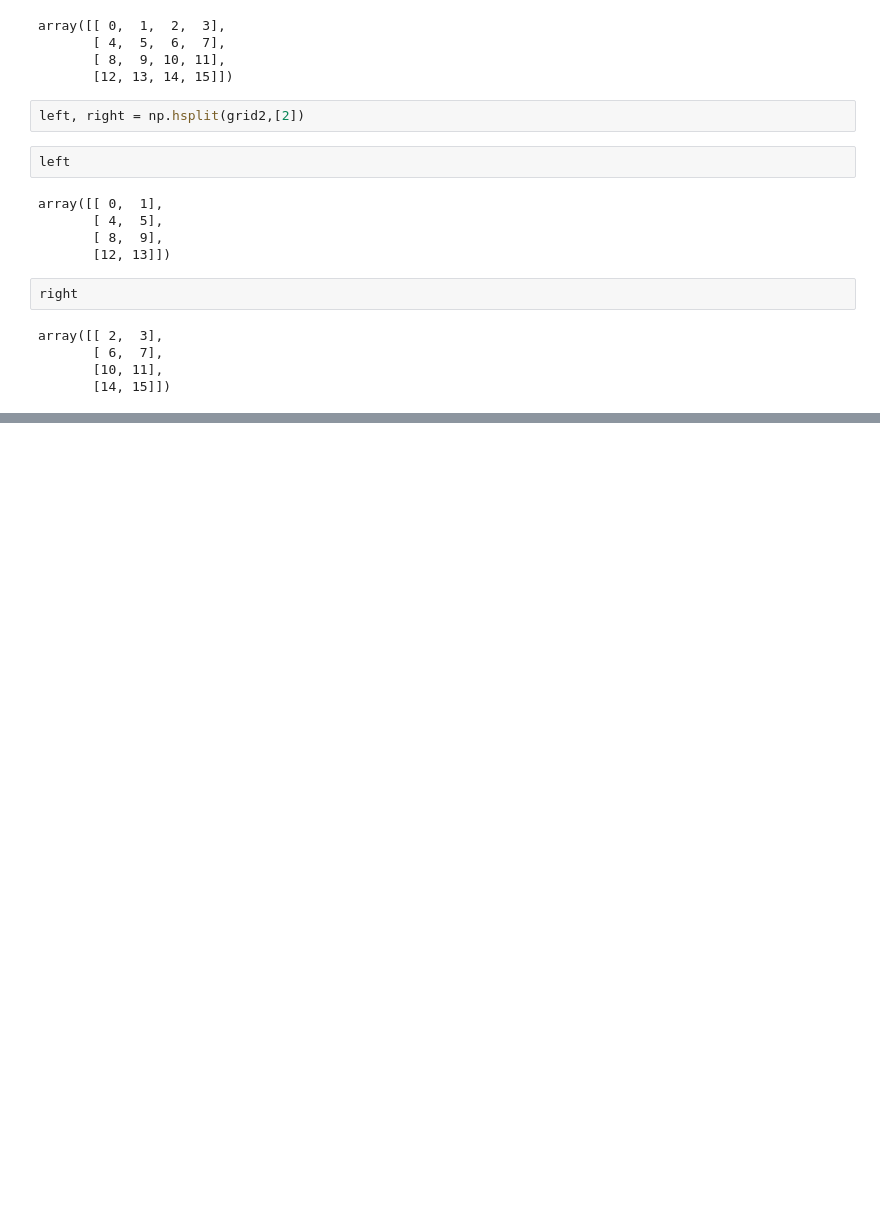
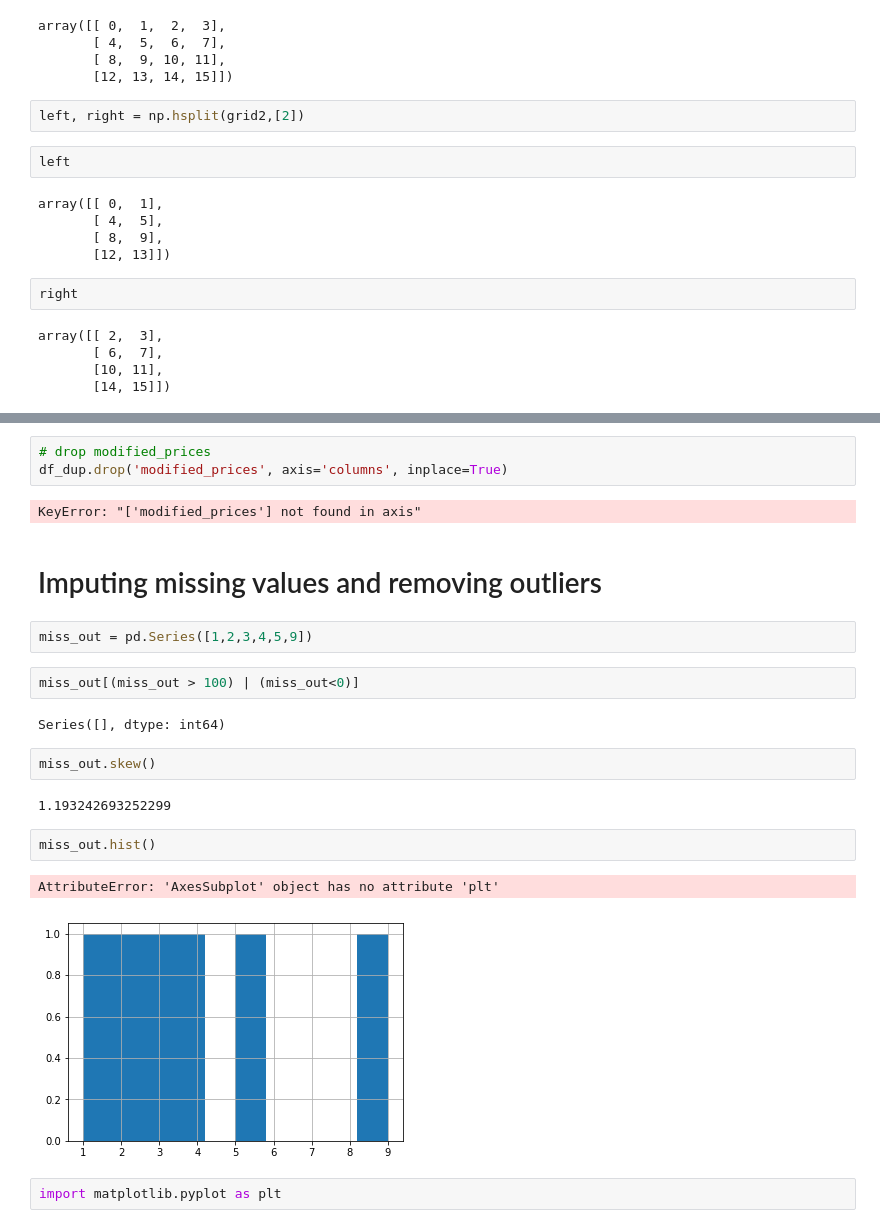
Before and after one commit to vmsgiridhar/AI2019, a Jupyter notebook: DS_Practice/NumpyPandas.ipynb, the cells around one changed output, grey strips where cells are left out. Drawn from its saved outputs; the diff is of its cells as text; blank space fills up the shorter version.

```diff
--- a/DS_Practice/NumpyPandas.ipynb
+++ b/DS_Practice/NumpyPandas.ipynb
@@ -355,0 +530,24 @@ array([[ 2,  3],
+# %%
+# drop modified_prices
+df_dup.drop('modified_prices', axis='columns', inplace=True)
+# %% [output]
+KeyError: "['modified_prices'] not found in axis"
+# %% [markdown]
+# Imputing missing values and removing outliers
+# %%
+miss_out = pd.Series([1,2,3,4,5,9])
+# %%
+miss_out[(miss_out > 100) | (miss_out<0)]
+# %% [output]
+Series([], dtype: int64)
+# %%
+miss_out.skew()
+# %% [output]
+1.193242693252299
+# %%
+miss_out.hist()
+# %% [output]
+AttributeError: 'AxesSubplot' object has no attribute 'plt'
+[figure, added]
+# %%
+import matplotlib.pyplot as plt
```
Also changed, not shown: parts of 26 cells of this notebook.
